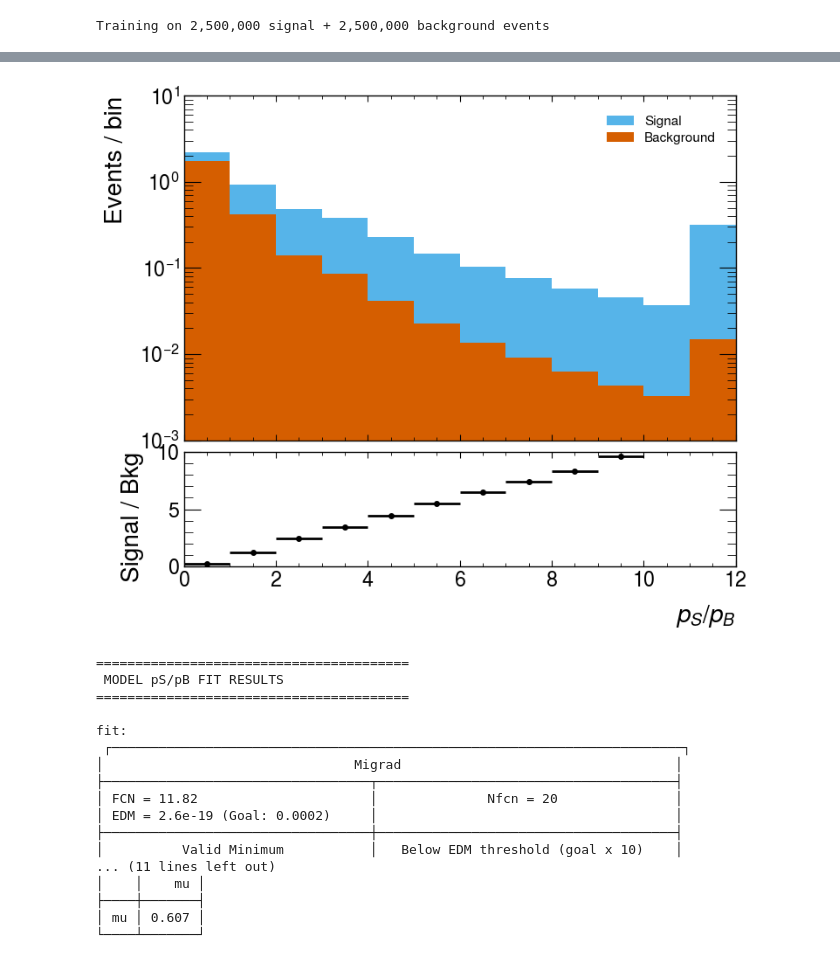
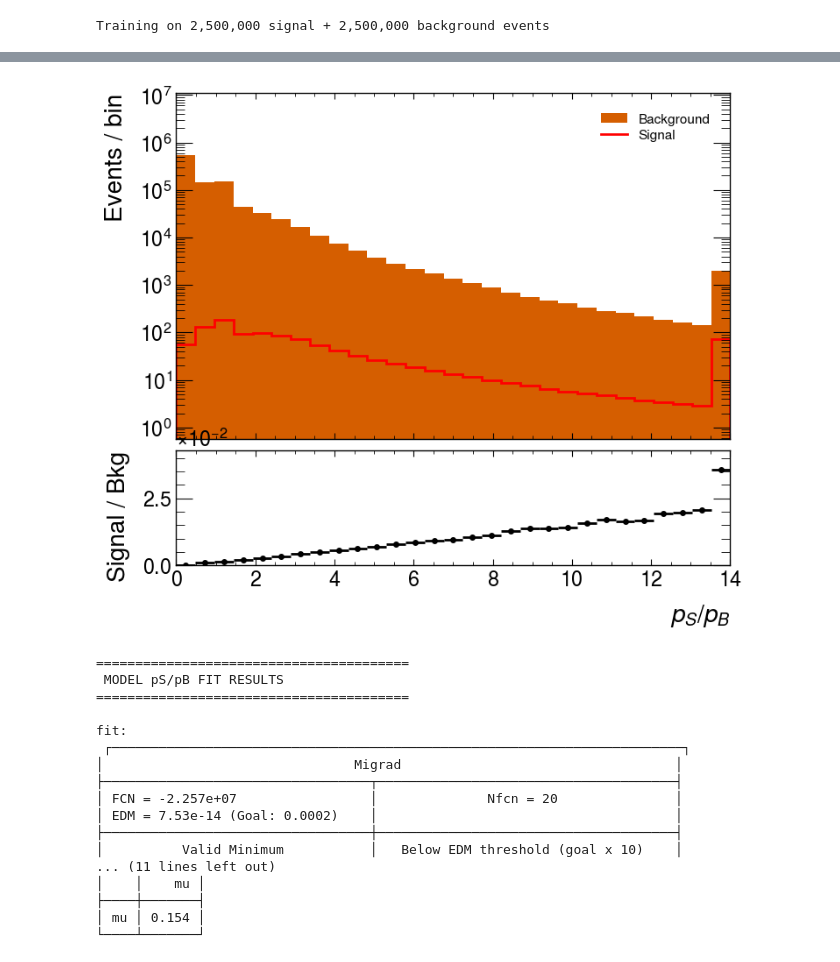
Before and after one commit to Ragansu/NSBI-workflow-tutorial, a Jupyter notebook: workshops/ml4hep_tifr/4_summary_statistics.ipynb, the cells around one changed output, grey strips where cells are left out. Drawn from its saved outputs; the diff is of its cells as text; code cells hidden in the pictures.

```diff
--- a/workshops/ml4hep_tifr/4_summary_statistics.ipynb
+++ b/workshops/ml4hep_tifr/4_summary_statistics.ipynb
@@ -447,8 +454,8 @@ for ens_index in range(ensemble_size):
     trainer[ens_index].train(
         hidden_layers=3,
         neurons=1024,
-        number_of_epochs=50,
-        batch_size=1024,
+        number_of_epochs=5,
+        batch_size=4096,
         learning_rate=1e-3,
         scalerType="MinMax",
         ensemble_index=ens_index,
@@ -547,12 +535,12 @@ for ens_index in range(ensemble_size):
     sig_ratios.append(signal_ratio)
     bkg_ratios.append(background_ratio)
 # %%
-bins_ratio = np.linspace(0,12,13)
-h_sig_ratio = hist_template(sig_ratios[0], bins_ratio, signal_weights)
-h_bkg_ratio = hist_template(bkg_ratios[0], bins_ratio, background_weights)
+bins_ratio = np.linspace(0,14,30)
+h_sig_ratio = hist_template(sig_ratios[0], bins_ratio, signal["weight"])
+h_bkg_ratio = hist_template(bkg_ratios[0], bins_ratio, background["weight"])
 plot_histograms(h_sig_ratio,h_bkg_ratio,bins_ratio, True, r'$p_S/p_B$')
 # %% [output]
-[figure, old version]
+[figure, new version]
 # %%
 ws_ratio = make_workspace((h_sig_ratio).tolist(), (h_bkg_ratio).tolist(), (h_sig_ratio+h_bkg_ratio).tolist())
 model_ratio = nsbi_common_utils.models.sbi_parametric_model(workspace=ws_ratio, measurement_to_fit="meas")
@@ -578,14 +566,14 @@ fit:
  ┌─────────────────────────────────────────────────────────────────────────┐
 │                                Migrad                                   │
 ├──────────────────────────────────┬──────────────────────────────────────┤
-│ FCN = 11.82                      │              Nfcn = 20               │
-│ EDM = 2.6e-19 (Goal: 0.0002)     │                                      │
+│ FCN = -2.257e+07                 │              Nfcn = 20               │
+│ EDM = 7.53e-14 (Goal: 0.0002)    │                                      │
 ├──────────────────────────────────┼──────────────────────────────────────┤
 │          Valid Minimum           │   Below EDM threshold (goal x 10)    │
 ... (11 lines left out)
 │    │    mu │
 ├────┼───────┤
-│ mu │ 0.607 │
+│ mu │ 0.154 │
 └────┴───────┘
 # %%
 scan_points_model_ratio, NLL_value_model_ratio, scan_points_StatOnly_model_ratio, NLL_value_StatOnly_model_ratio = inf_model_ratio.perform_profile_scan(parameter_name = 'mu',
```
Also changed, not shown: parts of 11 cells of this notebook.
